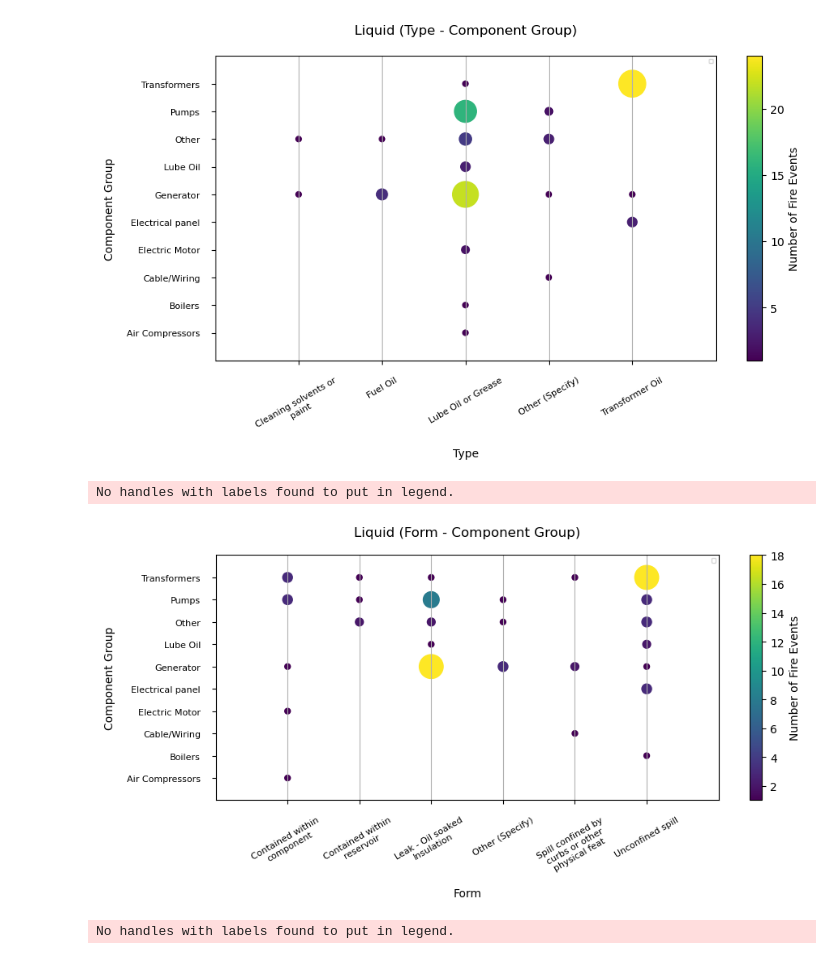
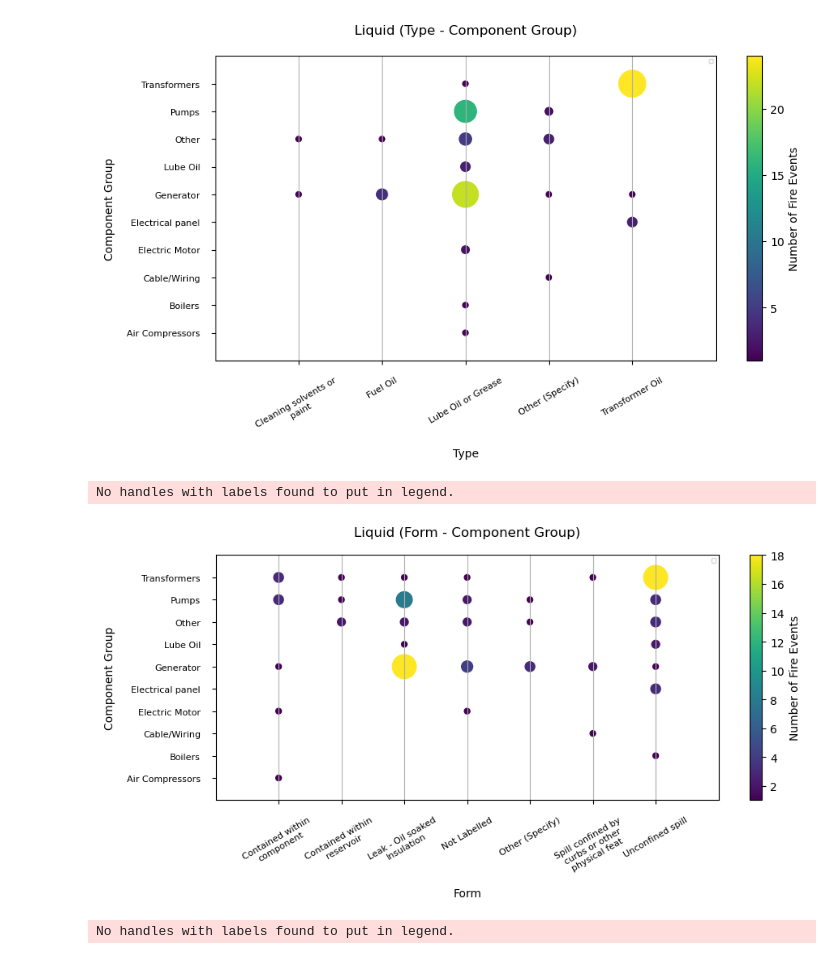
Before and after one commit to vtextremelab/EPRI-FEDB_DA, a Jupyter notebook: EPRI_10-14_Results and Plots.ipynb, the cells around one changed output. Cells and saved outputs as stored; diff of their text form; code cells hidden in the pictures.

```diff
--- a/EPRI_10-14_Results and Plots.ipynb
+++ b/EPRI_10-14_Results and Plots.ipynb
@@ -15,7 +15,7 @@ import matplotlib.colors as mcolors
 import seaborn as sns
 import pickle
 # %%
-prefix   = 'E:/ML Fire/EPRI-Data/EPRI_OG/'
+prefix   = 'E:/ML Fire/EPRI-Data/EPRI_OG/EPRI-FEDB_DA/'
 plot     = 'Plots/'
 old      = 'Old/'
 updated_data = 'Updated Data/'
@@ -606,2 +649,15 @@ fig_insitu.savefig(sys_up_dplo + "Insitu Types pie.png", bbox_inches='tight')
 # %% [markdown]
 # Liquid
+# %%
+liq_et['Type'] = liq_et['Type'].replace([np.nan],['Not Labelled'])
+
+total_chal = df_em_challenging['Type'].value_counts(dropna=False).sum()
+total_liqchal = liq_et['Type'].value_counts(dropna=False).sum()
+print(total_chal)
+print(total_liqchal)
+
+insitu_tc = liq_et['Type'].value_counts(dropna=False).rename_axis('unique_values').reset_index(name='counts')
+
+insitu_tc['percentage'] = ((insitu_tc['counts'] / total_chal) * 100).round(1)
+insitu_tc['percentage_itu'] = ((insitu_tc['counts'] / total_liqchal) * 100).round(1)
+insitu_tc
@@ -607,0 +673,13 @@ fig_insitu.savefig(sys_up_dplo + "Insitu Types pie.png", bbox_inches='tight')
+# %%
+liq_et['Form'] = liq_et['Form'].replace([np.nan],['Not Labelled'])
+
+total_chal = df_em_challenging['Type'].value_counts(dropna=False).sum()
+total_liqchal = liq_et['Form'].value_counts(dropna=False).sum()
+print(total_chal)
+print(total_liqchal)
+
+insitu_tc = liq_et['Form'].value_counts(dropna=False).rename_axis('unique_values').reset_index(name='counts')
+
+insitu_tc['percentage'] = ((insitu_tc['counts'] / total_chal) * 100).round(1)
+insitu_tc['percentage_itu'] = ((insitu_tc['counts'] / total_liqchal) * 100).round(1)
+insitu_tc
@@ -766,7 +855,7 @@ No handles with labels found to put in legend.
 # %%
 df_em_challenging = EPRI_up[EPRI_up['Disposition_new'] == 'Challenging']
 df_em_chal_liq = df_em_challenging[df_em_challenging['Combustible Group'] == 'Liquid']
-df_em_gpft = df_em_chal_liq[['Form', 'Component Group']].reset_index(drop = True)
+df_em_gpft = liq_et[['Form', 'Component Group']].reset_index(drop = True)
 df_em_gpft = pd.DataFrame(df_em_gpft)
 counts = df_em_gpft.groupby(['Form', 'Component Group'])['Component Group'].count()
 
@@ -776,8 +865,8 @@ s      = [25*n for n in counts.values]
 s_c    = [n for n in counts.values]
 
 
-xTickmarks = sorted(df_em_chal_liq['Component Group'].dropna().unique().tolist())
-yTickmarks = sorted(df_em_chal_liq['Form'].dropna().unique().tolist())
+xTickmarks = sorted(liq_et['Component Group'].dropna().unique().tolist())
+yTickmarks = sorted(liq_et['Form'].dropna().unique().tolist())
 
 x = [yTickmarks.index(i) for i in x_list]
 y = [xTickmarks.index(i) for i in y_list]
@@ -787,34 +876,34 @@ ylabels = [ '\n'.join(wrap(l, 20)) for l in yTickmarks]
 
 matplotlib.rc('font', serif='Helvetica Neue')
 matplotlib.rc('text', usetex='false')
 matplotlib.rcParams.update({'font.size': 10})
 fig = plt.figure(figsize=(10, 4), dpi = 100) # for landscape
 axes1 = fig.add_subplot(111)
 # title = '%s - %s' %('Form', 'Type')
 # save  = '%s - %s.png' %('Form', 'Type')
 
 plt.scatter(x, y, s = s, c = s_c)
 cb = plt.colorbar()
 cb.set_label('Number of Fire Events', fontsize=10)
 
 axes1.tick_params(axis='both', which='major', pad=10)
 axes1.set_xlim((-1, len(yTickmarks)))
 axes1.set_ylim((-1, len(xTickmarks)))
 axes1.set_xticks(xrange(len(yTickmarks)))
 axes1.set_yticks(xrange(len(xTickmarks)))
 axes1.set_xticklabels(ylabels, rotation = 30, fontsize = 8)
 axes1.set_yticklabels(xlabels, fontsize = 8)
 axes1.set_ylabel('Component Group', fontsize = 10, labelpad=10)
 axes1.set_xlabel('Form', fontsize = 10, labelpad=10)
 axes1.legend(prop={'size':5}, ncol=4)
 axes1.xaxis.grid(True)
 axes1.set_title('Liquid (Form - Component Group)', fontsize = 12, x=0.5, y = 1.05)
 
 plt.show()
 fig.savefig(sys_up_dplo + 'Liquid (Form - Component Group)', bbox_inches='tight')
 # %% [output]
 No handles with labels found to put in legend.
-[figure, old version]
+[figure, new version]
 # %%
 df_em_challenging = EPRI_up[EPRI_up['Disposition_new'] == 'Challenging']
 df_em_chal_liq = df_em_challenging[df_em_challenging['Combustible Group'] == 'Liquid']
```
Also changed, not shown: parts of 33 cells of this notebook, 38 other files.
